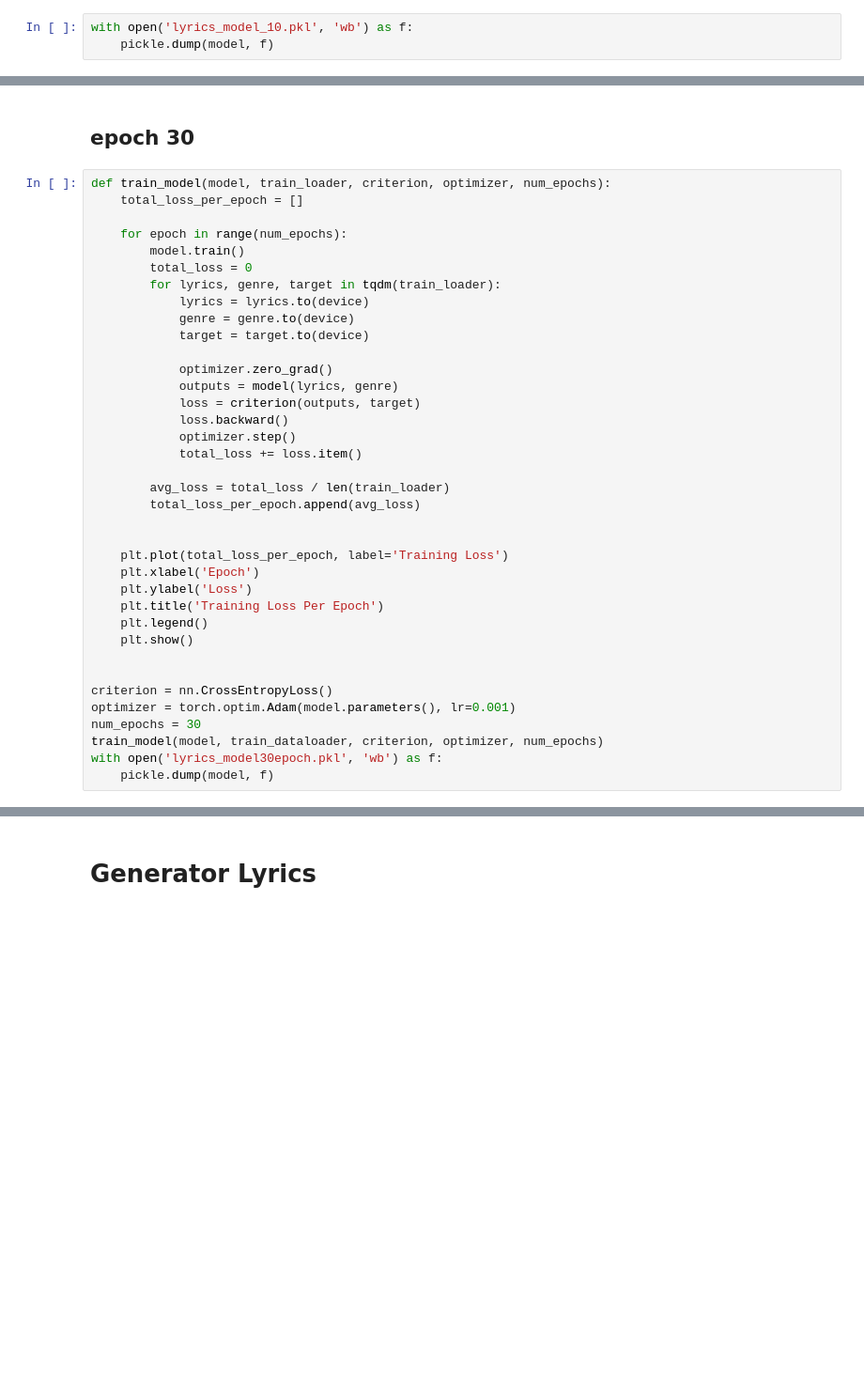
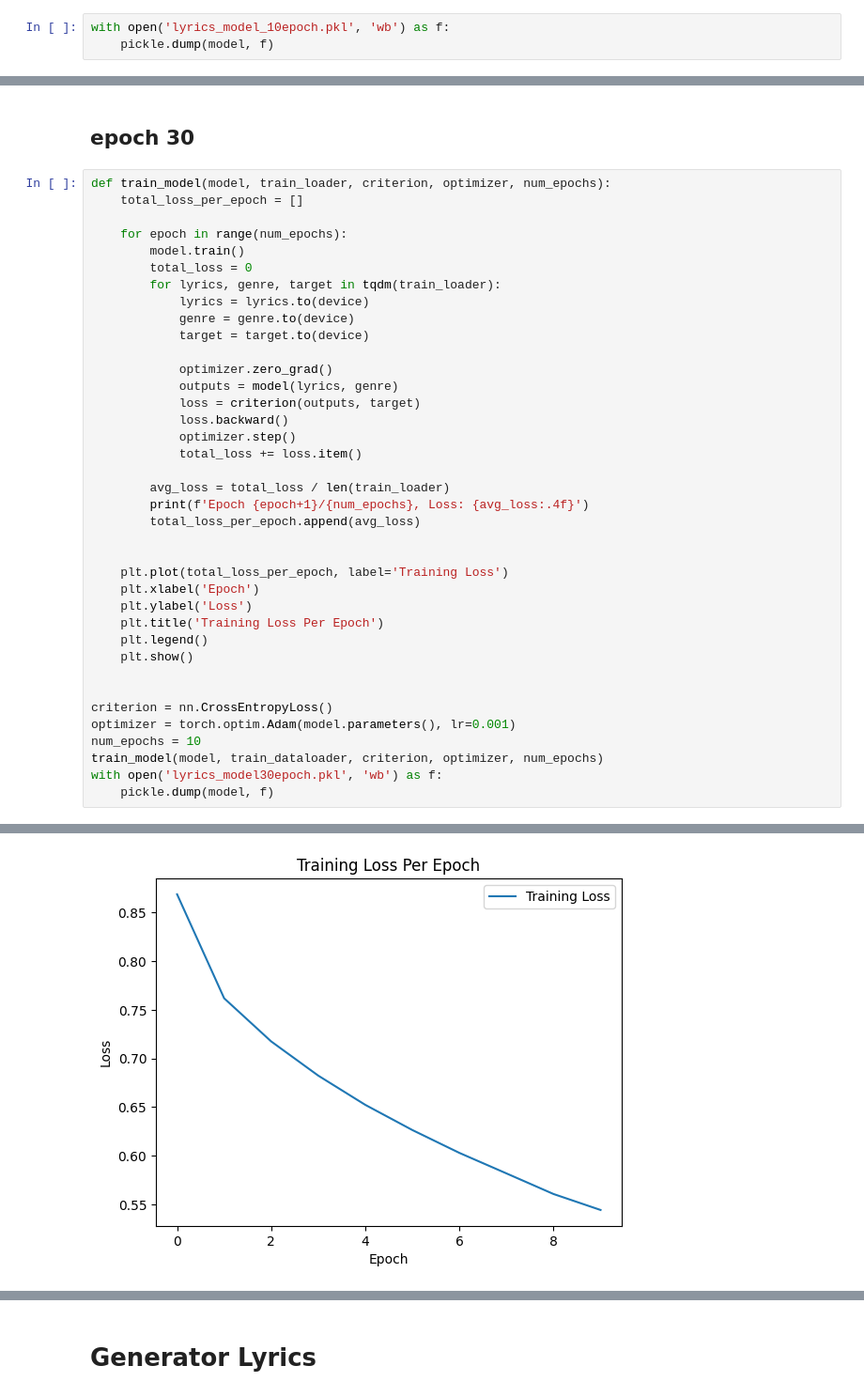
Before and after one commit to alexjmiller5/505-Project, a Jupyter notebook: Yunki/Genre&Lyrics_model.ipynb, the cells around one changed output, grey strips where cells are left out. Shown at 94% size. Saved outputs shown, nothing was run; the diff lists cells and outputs as text; blank space fills up the shorter version.

Commit message:
complete modeling code

```diff
--- a/Yunki/Genre&Lyrics_model.ipynb
+++ b/Yunki/Genre&Lyrics_model.ipynb
@@ -303,7 +321,7 @@ train_model(model, train_dataloader, criterion, optimizer, num_epochs)
 # %% [markdown]
 ## Pickle model
 # %%
-with open('lyrics_model_10.pkl', 'wb') as f:
+with open('lyrics_model_10epoch.pkl', 'wb') as f:
     pickle.dump(model, f)
 # %%
 # def train_model(model, train_loader, criterion, optimizer, num_epochs):
@@ -388,6 +422,7 @@ def train_model(model, train_loader, criterion, optimizer, num_epochs):
             total_loss += loss.item()
 
         avg_loss = total_loss / len(train_loader)
+        print(f'Epoch {epoch+1}/{num_epochs}, Loss: {avg_loss:.4f}')
         total_loss_per_epoch.append(avg_loss)
 
 
@@ -401,7 +436,8 @@ def train_model(model, train_loader, criterion, optimizer, num_epochs):
 
 criterion = nn.CrossEntropyLoss()
 optimizer = torch.optim.Adam(model.parameters(), lr=0.001)
-num_epochs = 30
+num_epochs = 10
 train_model(model, train_dataloader, criterion, optimizer, num_epochs)
 with open('lyrics_model30epoch.pkl', 'wb') as f:
     pickle.dump(model, f)
+# %% [output]
@@ -407,0 +454 @@ with open('lyrics_model30epoch.pkl', 'wb') as f:
+[figure, added]
```
Also changed, not shown: parts of 14 cells of this notebook.
